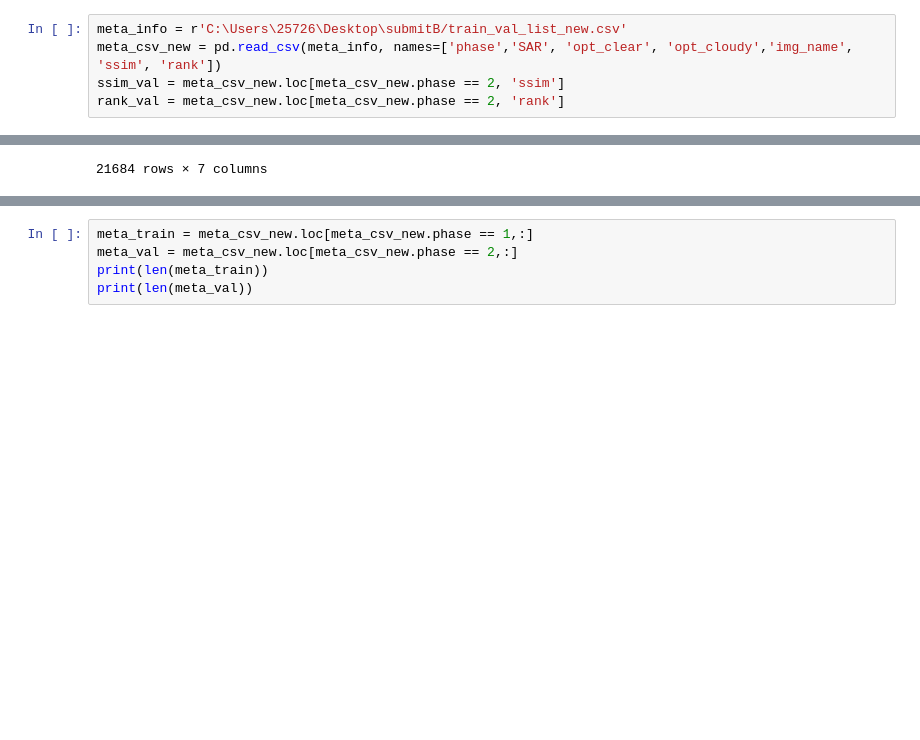
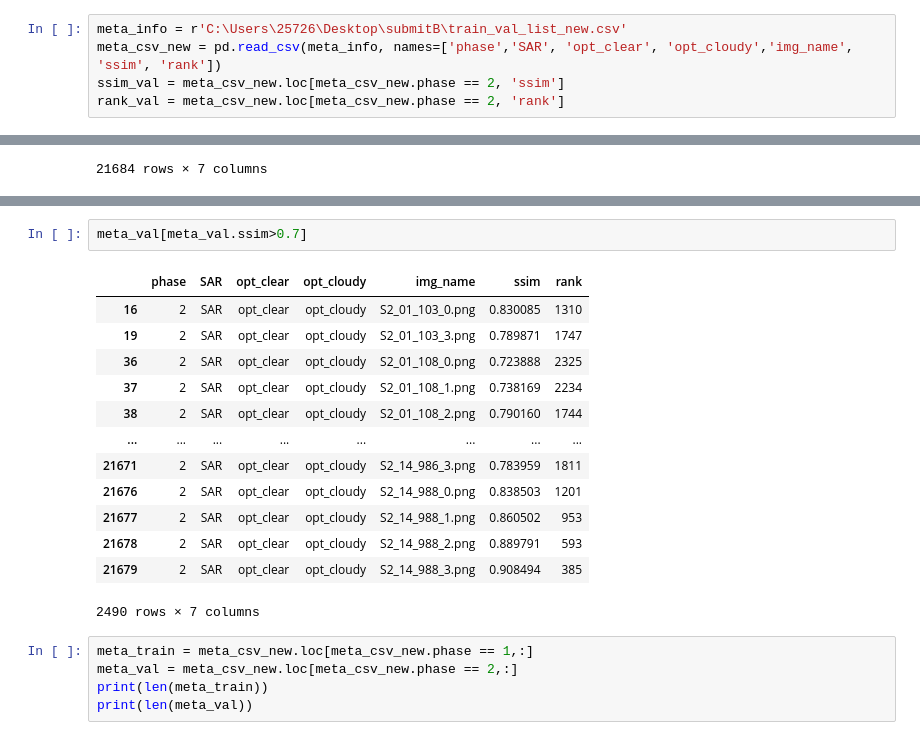
Before and after one commit to javey-q/Cloud_Removal, a Jupyter notebook: script.ipynb, the cells around one changed output, grey strips where cells are left out. Saved outputs shown, nothing was run; the diff lists cells and outputs as text; blank space fills up the shorter version.

```diff
--- a/script.ipynb
+++ b/script.ipynb
@@ -1,5 +1,5 @@
 # %%
-meta_info = r'C:\Users\25726\Desktop\submitB/train_val_list_new.csv'
+meta_info = r'C:\Users\25726\Desktop\submitB\train_val_list_new.csv'
 meta_csv_new = pd.read_csv(meta_info, names=['phase','SAR', 'opt_clear', 'opt_cloudy','img_name', 'ssim', 'rank'])
 ssim_val = meta_csv_new.loc[meta_csv_new.phase == 2, 'ssim']
 rank_val = meta_csv_new.loc[meta_csv_new.phase == 2, 'rank']
@@ -176,3 +192,19 @@ meta_csv_new
+# %%
+meta_val[meta_val.ssim>0.7]
+# %% [output]
+|  | phase | SAR | opt_clear | opt_cloudy | img_name | ssim | rank |
+| 16 | 2 | SAR | opt_clear | opt_cloudy | S2_01_103_0.png | 0.830085 | 1310 |
+| 19 | 2 | SAR | opt_clear | opt_cloudy | S2_01_103_3.png | 0.789871 | 1747 |
+| 36 | 2 | SAR | opt_clear | opt_cloudy | S2_01_108_0.png | 0.723888 | 2325 |
+| 37 | 2 | SAR | opt_clear | opt_cloudy | S2_01_108_1.png | 0.738169 | 2234 |
+| 38 | 2 | SAR | opt_clear | opt_cloudy | S2_01_108_2.png | 0.790160 | 1744 |
+| ... | ... | ... | ... | ... | ... | ... | ... |
+| 21671 | 2 | SAR | opt_clear | opt_cloudy | S2_14_986_3.png | 0.783959 | 1811 |
+| 21676 | 2 | SAR | opt_clear | opt_cloudy | S2_14_988_0.png | 0.838503 | 1201 |
+| 21677 | 2 | SAR | opt_clear | opt_cloudy | S2_14_988_1.png | 0.860502 | 953 |
+| 21678 | 2 | SAR | opt_clear | opt_cloudy | S2_14_988_2.png | 0.889791 | 593 |
+| 21679 | 2 | SAR | opt_clear | opt_cloudy | S2_14_988_3.png | 0.908494 | 385 |
+2490 rows × 7 columns
 # %%
 meta_train = meta_csv_new.loc[meta_csv_new.phase == 1,:]
 meta_val = meta_csv_new.loc[meta_csv_new.phase == 2,:]
```
Also changed, not shown: parts of 3 cells of this notebook, 10 other files.
